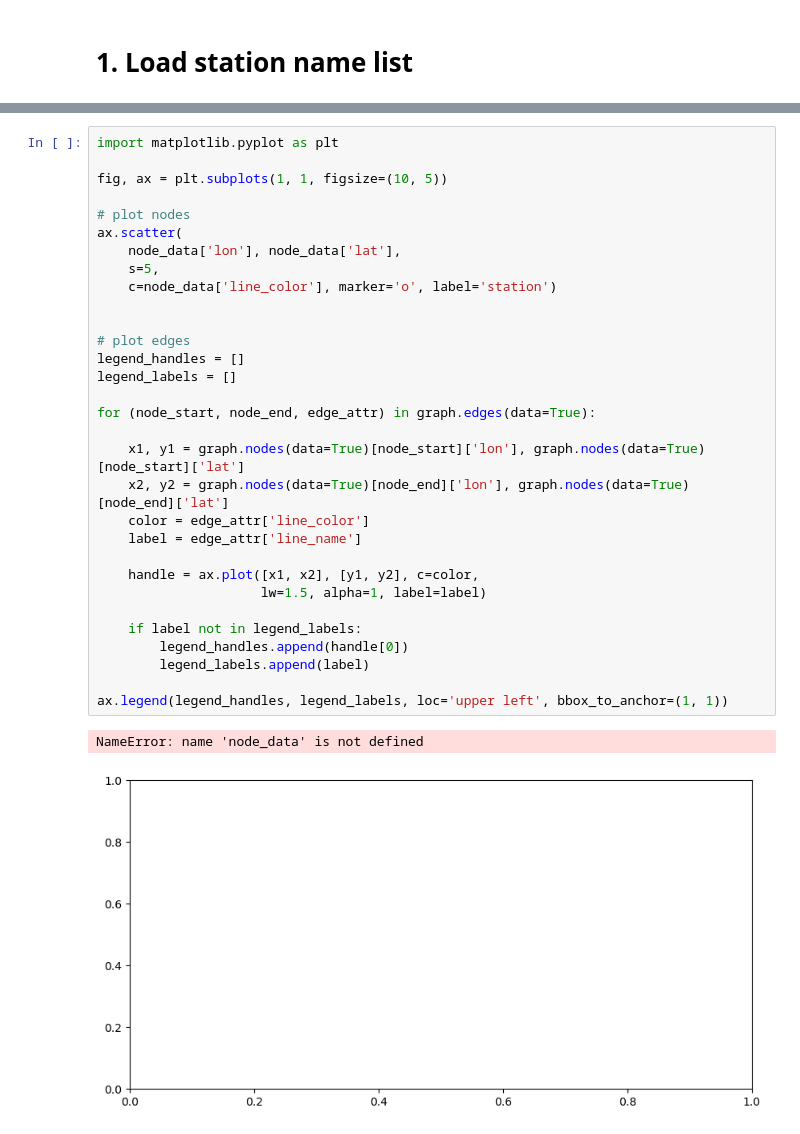
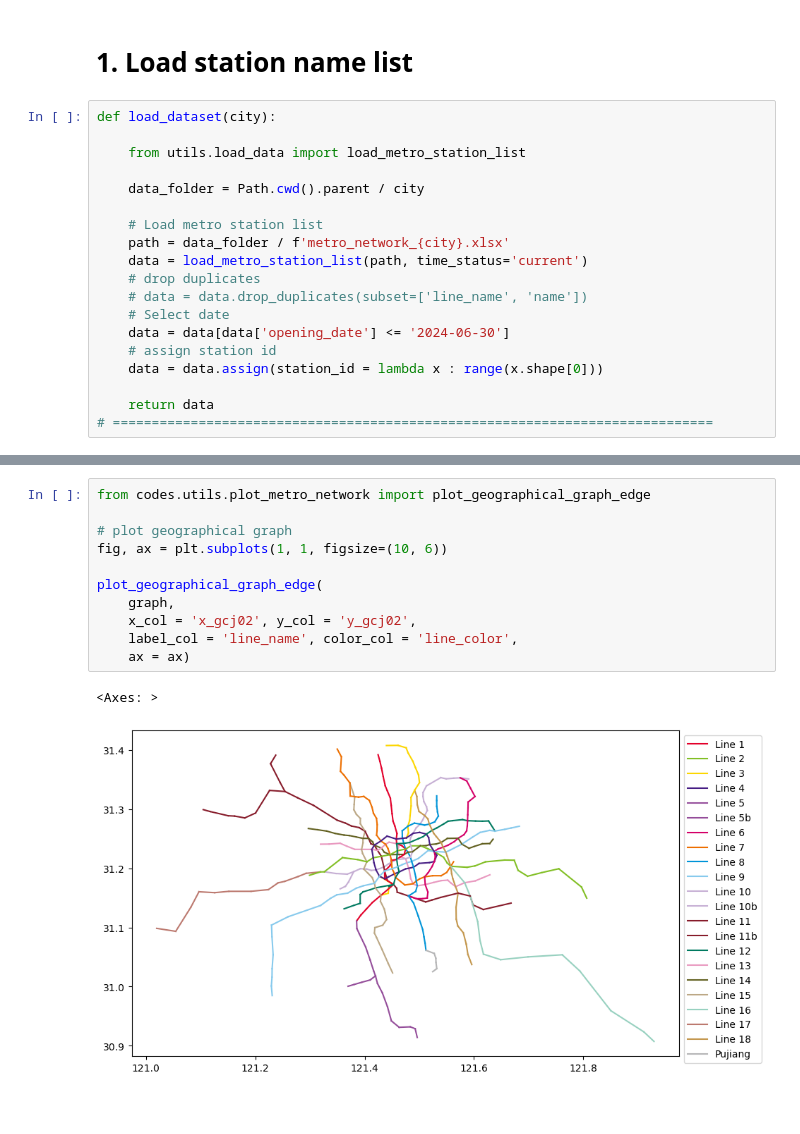
Before and after one commit to veager/VeDa-Public-Transit-Network, a Jupyter notebook: codes/metro_create_graph.ipynb, the cells around one changed output, grey strips where cells are left out. Cells and saved outputs as stored; diff of their text form.

```diff
--- a/codes/metro_create_graph.ipynb
+++ b/codes/metro_create_graph.ipynb
@@ -10,4 +11,23 @@ import networkx as nx
 import matplotlib.pyplot as plt
 # %% [markdown]
 # 1. Load station name list
+# %%
+def load_dataset(city):
+
+    from utils.load_data import load_metro_station_list
+
+    data_folder = Path.cwd().parent / city
+
+    # Load metro station list
+    path = data_folder / f'metro_network_{city}.xlsx'
+    data = load_metro_station_list(path, time_status='current')
+    # drop duplicates
+    # data = data.drop_duplicates(subset=['line_name', 'name'])
+    # Select date
+    data = data[data['opening_date'] <= '2024-06-30']
+    # assign station id
+    data = data.assign(station_id = lambda x : range(x.shape[0]))
+
+    return data
+# =============================================================================
 # %%
@@ -109,34 +176,14 @@ Number of edges: 493
 # %%
-import matplotlib.pyplot as plt
+from codes.utils.plot_metro_network import plot_geographical_graph_edge
 
-fig, ax = plt.subplots(1, 1, figsize=(10, 5))
+# plot geographical graph
+fig, ax = plt.subplots(1, 1, figsize=(10, 6))
 
-# plot nodes
-ax.scatter(
-    node_data['lon'], node_data['lat'],
-    s=5,
-    c=node_data['line_color'], marker='o', label='station')
-
-
-# plot edges
-legend_handles = []
-legend_labels = []
-
-for (node_start, node_end, edge_attr) in graph.edges(data=True):
-
-    x1, y1 = graph.nodes(data=True)[node_start]['lon'], graph.nodes(data=True)[node_start]['lat']
-    x2, y2 = graph.nodes(data=True)[node_end]['lon'], graph.nodes(data=True)[node_end]['lat']
-    color = edge_attr['line_color']
-    label = edge_attr['line_name']
-
-    handle = ax.plot([x1, x2], [y1, y2], c=color,
-                     lw=1.5, alpha=1, label=label)
-
-    if label not in legend_labels:
-        legend_handles.append(handle[0])
-        legend_labels.append(label)
-
-ax.legend(legend_handles, legend_labels, loc='upper left', bbox_to_anchor=(1, 1))
+plot_geographical_graph_edge(
+    graph,
+    x_col = 'x_gcj02', y_col = 'y_gcj02',
+    label_col = 'line_name', color_col = 'line_color',
+    ax = ax)
 # %% [output]
-NameError: name 'node_data' is not defined
+<Axes: >
-[figure, old version]
+[figure, new version]
```
Also changed, not shown: parts of 5 cells of this notebook, 4 other files.
